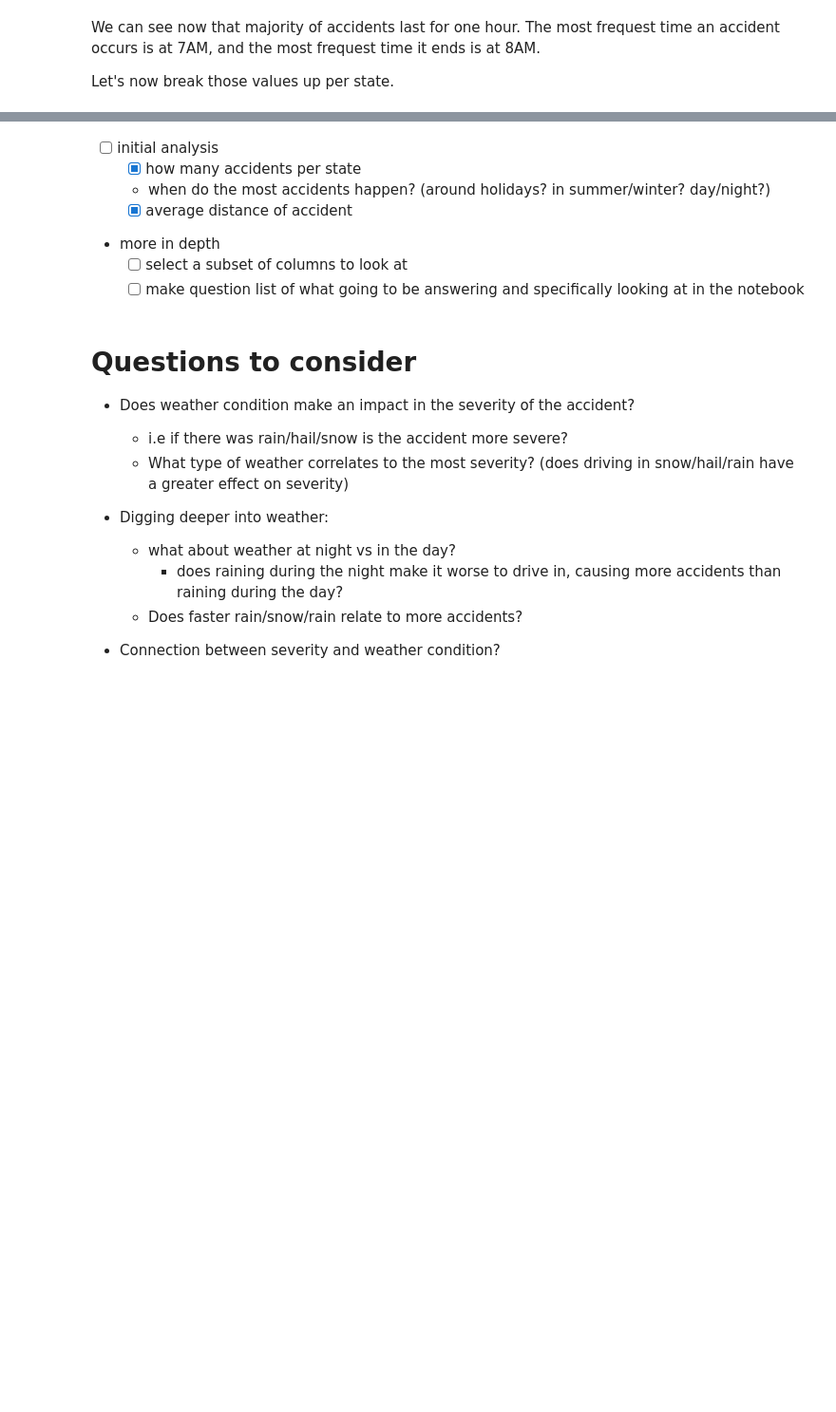
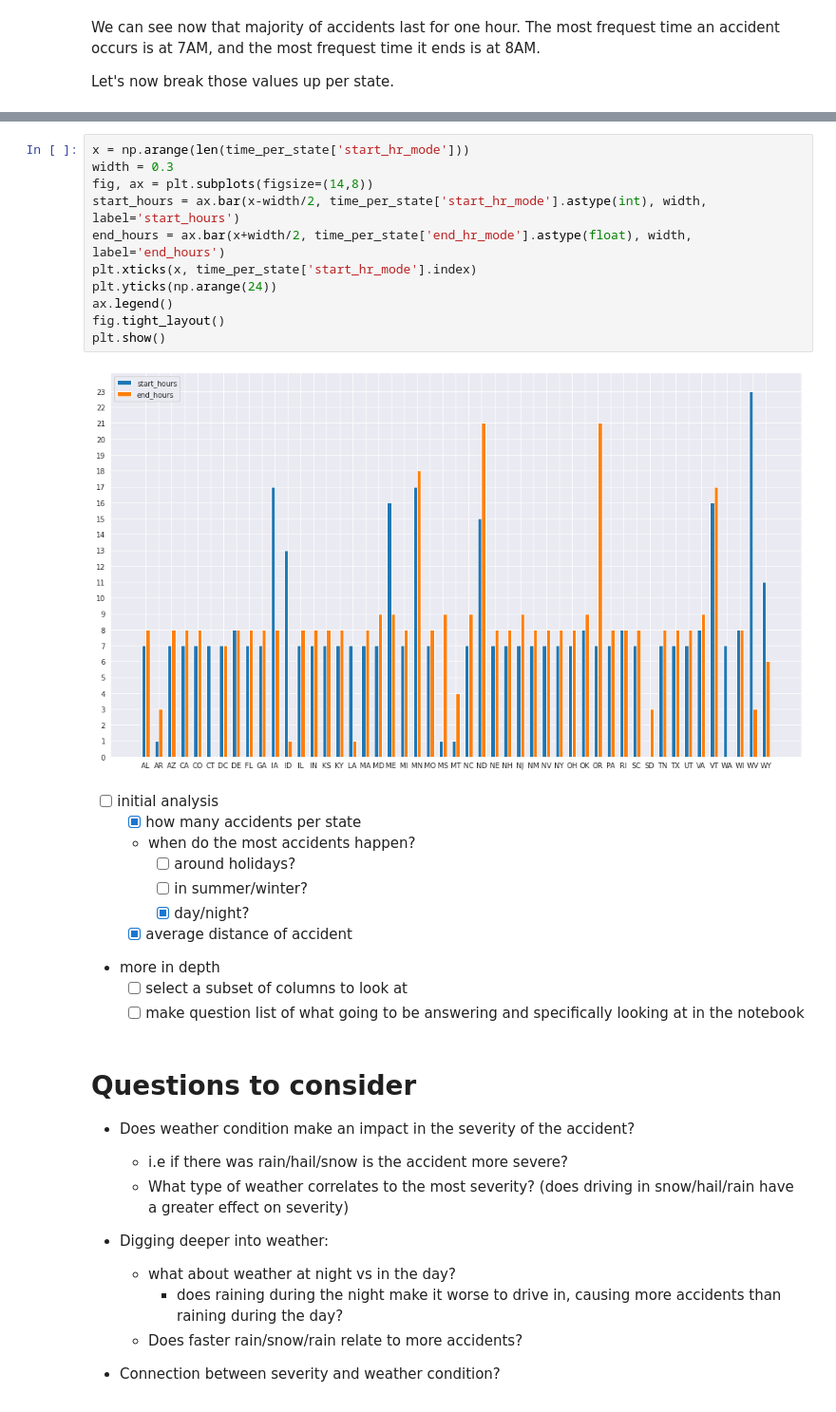
Before and after one commit to lodi-m/US-Traffic-Accidents-Analysis, a Jupyter notebook: EDA_us_accidents.ipynb, the cells around one changed output, grey strips where cells are left out. Shown: that part at 95% size. Saved outputs shown, nothing was run; the diff lists cells and outputs as text; blank space fills up the shorter version.

```diff
--- a/EDA_us_accidents.ipynb
+++ b/EDA_us_accidents.ipynb
@@ -317,7 +335,23 @@ Let's now break those values up per state.
+# %%
+x = np.arange(len(time_per_state['start_hr_mode']))
+width = 0.3
+fig, ax = plt.subplots(figsize=(14,8))
+start_hours = ax.bar(x-width/2, time_per_state['start_hr_mode'].astype(int), width, label='start_hours')
+end_hours = ax.bar(x+width/2, time_per_state['end_hr_mode'].astype(float), width, label='end_hours')
+plt.xticks(x, time_per_state['start_hr_mode'].index)
+plt.yticks(np.arange(24))
+ax.legend()
+fig.tight_layout()
+plt.show()
+# %% [output]
+[figure, added]
 # %% [markdown]
 - [ ] initial analysis
   - [x] how many accidents per state
-  - when do the most accidents happen? (around holidays? in summer/winter? day/night?)
+  - when do the most accidents happen?
+    - [ ] around holidays?
+    - [ ] in summer/winter?
+    - [x] day/night?
   - [x] average distance of accident
 - more in depth
   - [ ] select a subset of columns to look at
```
Also changed, not shown: parts of 15 cells of this notebook.
